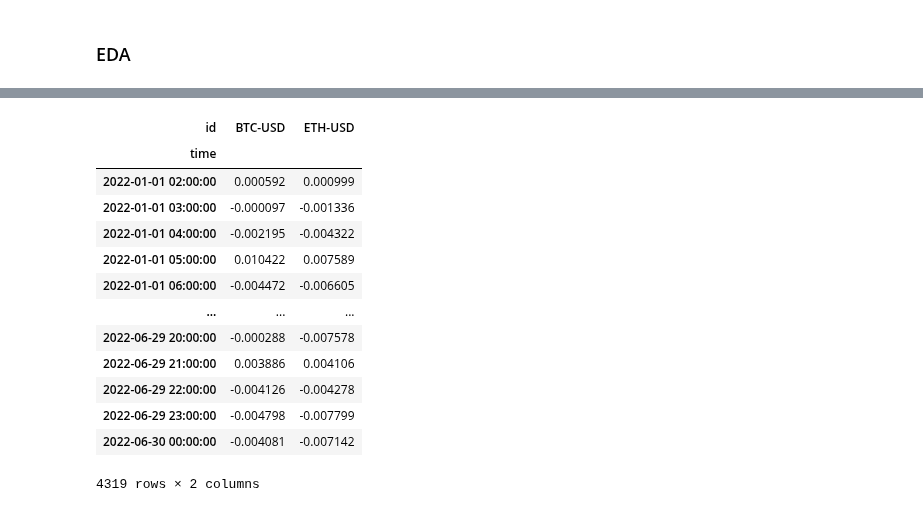
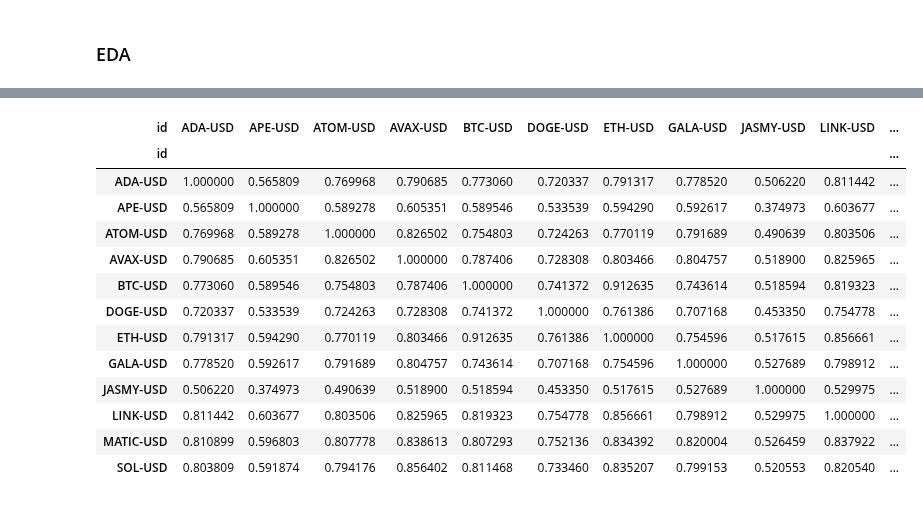
Before and after one commit to jiahao-sun/MTH-9887---MTH-9897-Project, a Jupyter notebook: Data/Crypto/DownloadData.ipynb, the cells around one changed output, grey strips where cells are left out. Saved outputs shown, nothing was run; the diff lists cells and outputs as text; code cells hidden in the pictures.

```diff
--- a/Data/Crypto/DownloadData.ipynb
+++ b/Data/Crypto/DownloadData.ipynb
@@ -153,20 +261,20 @@ Index(['ADA-USD', 'AVAX-USD', 'BTC-USD', 'ETH-USD', 'SOL-USD'], dtype='object',
 # %%
-df_ts_ret = df_ts[['BTC-USD', 'ETH-USD']]
+df_ts_ret = df_ts.copy()
 
 df_ts_ret = df_ts_ret.pct_change().dropna()
-df_ts_ret
+df_ts_ret.corr()
 # %% [output]
-| id | BTC-USD | ETH-USD |
-| time |  |  |
-| 2022-01-01 02:00:00 | 0.000592 | 0.000999 |
-| 2022-01-01 03:00:00 | -0.000097 | -0.001336 |
-| 2022-01-01 04:00:00 | -0.002195 | -0.004322 |
-| 2022-01-01 05:00:00 | 0.010422 | 0.007589 |
-| 2022-01-01 06:00:00 | -0.004472 | -0.006605 |
-| ... | ... | ... |
-| 2022-06-29 20:00:00 | -0.000288 | -0.007578 |
-| 2022-06-29 21:00:00 | 0.003886 | 0.004106 |
-| 2022-06-29 22:00:00 | -0.004126 | -0.004278 |
-| 2022-06-29 23:00:00 | -0.004798 | -0.007799 |
-| 2022-06-30 00:00:00 | -0.004081 | -0.007142 |
+| id | ADA-USD | APE-USD | ATOM-USD | AVAX-USD | BTC-USD | DOGE-USD | ETH-USD | GALA-USD | JASMY-USD | LINK-USD | ... |
+| id |  |  |  |  |  |  |  |  |  |  | ... |
+| ADA-USD | 1.000000 | 0.565809 | 0.769968 | 0.790685 | 0.773060 | 0.720337 | 0.791317 | 0.778520 | 0.506220 | 0.811442 | ... |
+| APE-USD | 0.565809 | 1.000000 | 0.589278 | 0.605351 | 0.589546 | 0.533539 | 0.594290 | 0.592617 | 0.374973 | 0.603677 | ... |
+| ATOM-USD | 0.769968 | 0.589278 | 1.000000 | 0.826502 | 0.754803 | 0.724263 | 0.770119 | 0.791689 | 0.490639 | 0.803506 | ... |
+| AVAX-USD | 0.790685 | 0.605351 | 0.826502 | 1.000000 | 0.787406 | 0.728308 | 0.803466 | 0.804757 | 0.518900 | 0.825965 | ... |
+| BTC-USD | 0.773060 | 0.589546 | 0.754803 | 0.787406 | 1.000000 | 0.741372 | 0.912635 | 0.743614 | 0.518594 | 0.819323 | ... |
+| DOGE-USD | 0.720337 | 0.533539 | 0.724263 | 0.728308 | 0.741372 | 1.000000 | 0.761386 | 0.707168 | 0.453350 | 0.754778 | ... |
+| ETH-USD | 0.791317 | 0.594290 | 0.770119 | 0.803466 | 0.912635 | 0.761386 | 1.000000 | 0.754596 | 0.517615 | 0.856661 | ... |
+| GALA-USD | 0.778520 | 0.592617 | 0.791689 | 0.804757 | 0.743614 | 0.707168 | 0.754596 | 1.000000 | 0.527689 | 0.798912 | ... |
+| JASMY-USD | 0.506220 | 0.374973 | 0.490639 | 0.518900 | 0.518594 | 0.453350 | 0.517615 | 0.527689 | 1.000000 | 0.529975 | ... |
+| LINK-USD | 0.811442 | 0.603677 | 0.803506 | 0.825965 | 0.819323 | 0.754778 | 0.856661 | 0.798912 | 0.529975 | 1.000000 | ... |
+| MATIC-USD | 0.810899 | 0.596803 | 0.807778 | 0.838613 | 0.807293 | 0.752136 | 0.834392 | 0.820004 | 0.526459 | 0.837922 | ... |
+| SOL-USD | 0.803809 | 0.591874 | 0.794176 | 0.856402 | 0.811468 | 0.733460 | 0.835207 | 0.799153 | 0.520553 | 0.820540 | ... |
-4319 rows × 2 columns
```
Also changed, not shown: parts of 26 cells of this notebook, 4 other files.
